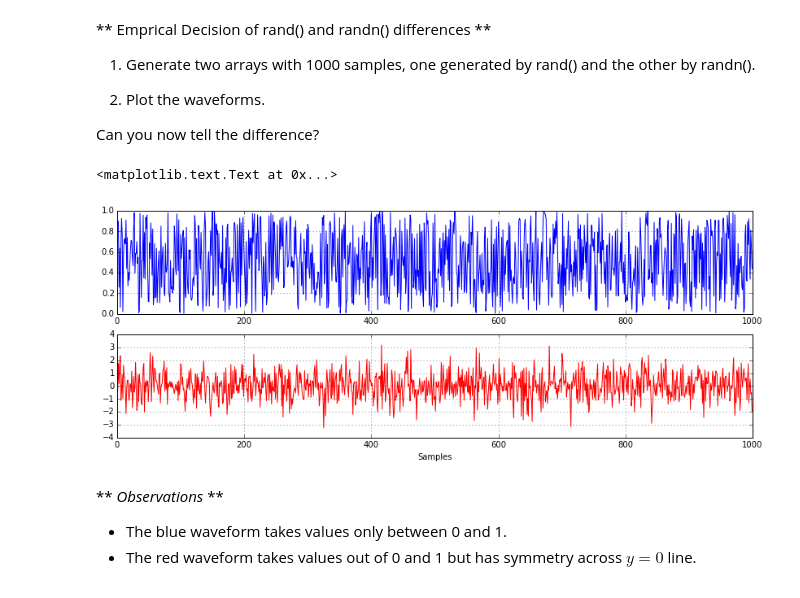
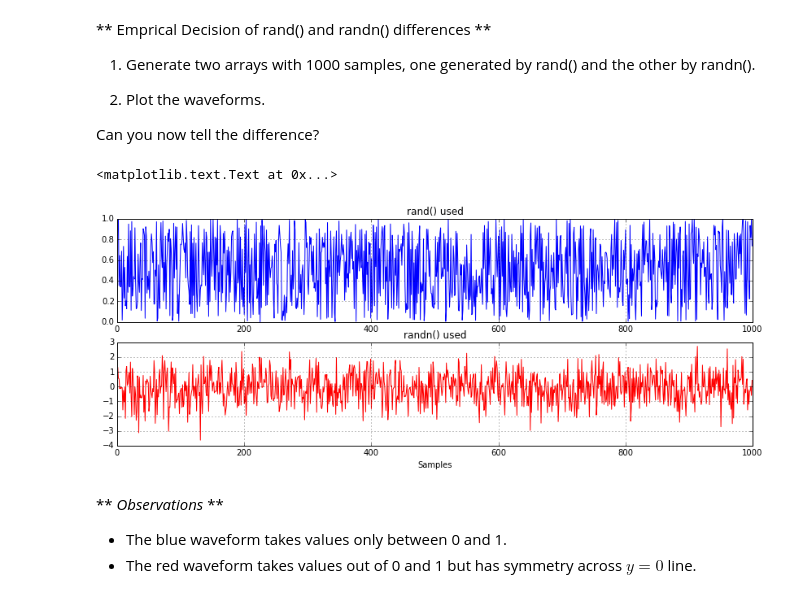
Before and after one commit to GurayGurkan/Lecture-Codes-Signal-Processing-Applications, a Jupyter notebook: EE0404_Lecture11.ipynb, the cells around one changed output. Cells and saved outputs as stored; diff of their text form; code cells hidden in the pictures.

```diff
--- a/EE0404_Lecture11.ipynb
+++ b/EE0404_Lecture11.ipynb
@@ -132,17 +133,18 @@ Can you now tell the difference?
 # %%
 from numpy.random import *
 
 pop1 = rand(1000)
 pop2 = randn(1000)
 
 subplot(2,1,1);plot(pop1);
+title('rand() used')
 grid(True)
 subplot(2,1,2);plot(pop2,'r')
-grid(True)
+grid(True);title('randn() used')
 xlabel('Samples')
 # %% [output]
 <matplotlib.text.Text at 0x...>
-[figure, old version]
+[figure, new version]
 # %% [markdown]
 ** *Observations* **
 
```
Also changed, not shown: parts of 20 cells of this notebook.
